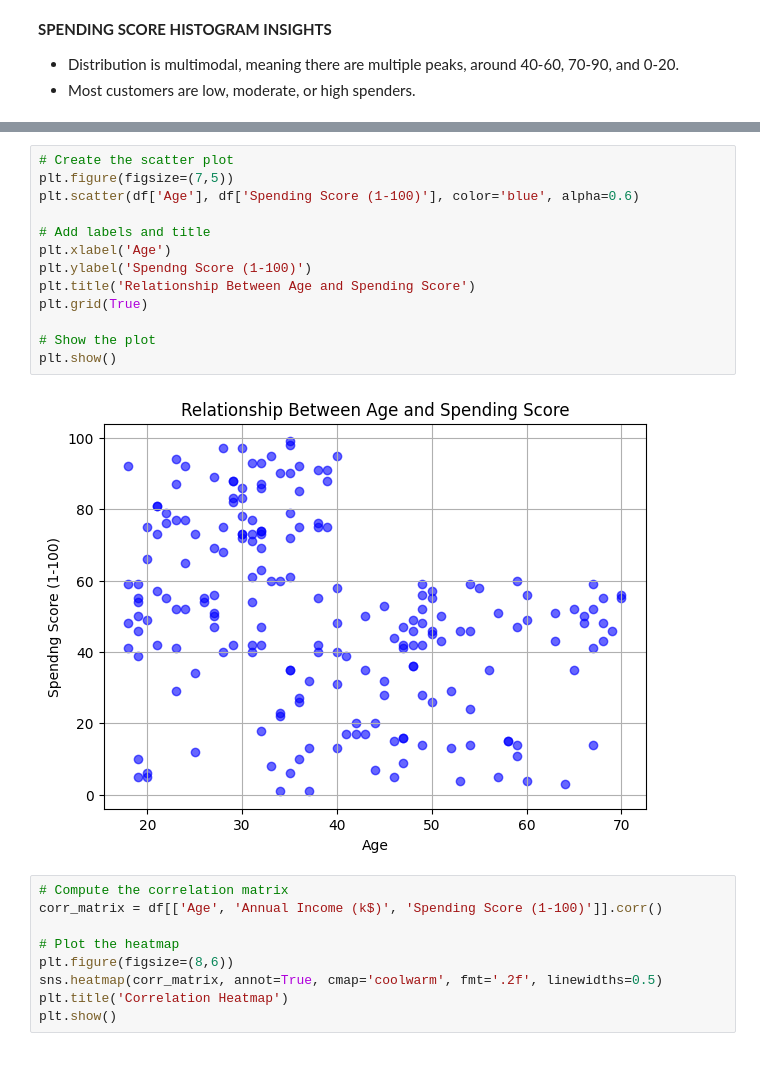
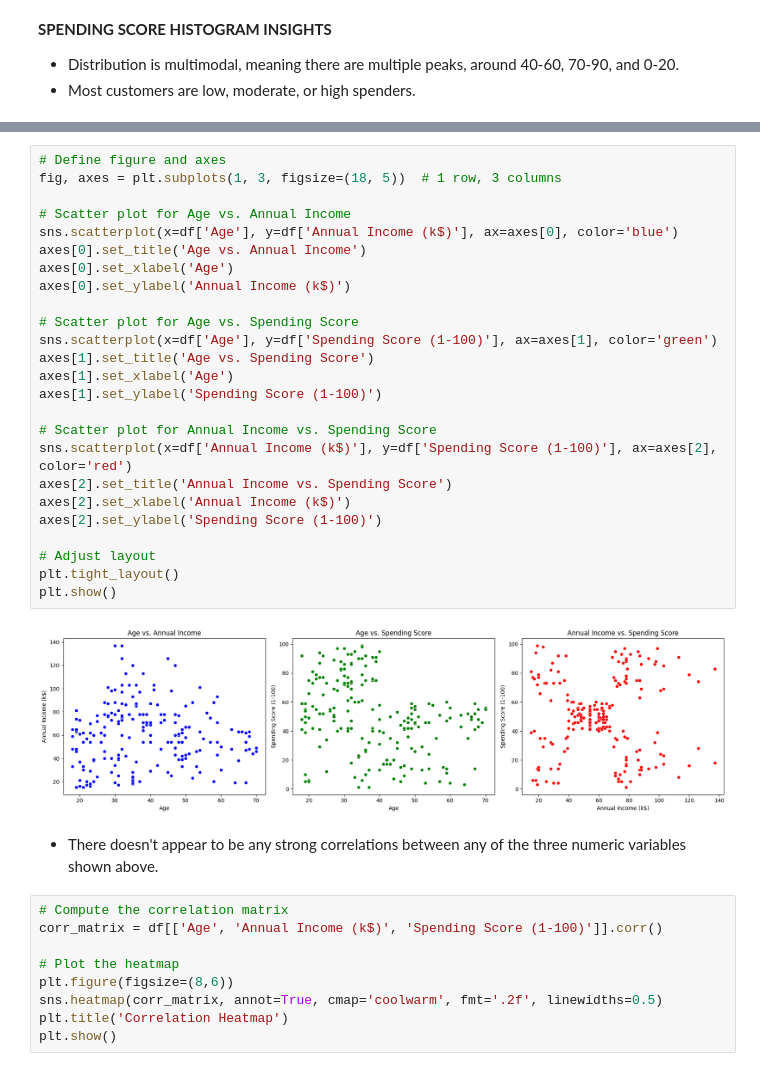
Before and after one commit to sbmccall/data-science-projects, a Jupyter notebook: customer-segmentation/notebooks/Mall_Customer_Segmentation.ipynb, the cells around one changed output, grey strips where cells are left out. Drawn from its saved outputs; the diff is of its cells as text.

```diff
--- a/customer-segmentation/notebooks/Mall_Customer_Segmentation.ipynb
+++ b/customer-segmentation/notebooks/Mall_Customer_Segmentation.ipynb
@@ -177,18 +165,33 @@ plt.show()
-# %%
-# Create the scatter plot
-plt.figure(figsize=(7,5))
-plt.scatter(df['Age'], df['Spending Score (1-100)'], color='blue', alpha=0.6)
-
-# Add labels and title
-plt.xlabel('Age')
-plt.ylabel('Spendng Score (1-100)')
-plt.title('Relationship Between Age and Spending Score')
-plt.grid(True)
-
-# Show the plot
-plt.show()
-# %% [output]
-[figure, removed]
+# %%
+# Define figure and axes
+fig, axes = plt.subplots(1, 3, figsize=(18, 5))  # 1 row, 3 columns
+
+# Scatter plot for Age vs. Annual Income
+sns.scatterplot(x=df['Age'], y=df['Annual Income (k$)'], ax=axes[0], color='blue')
+axes[0].set_title('Age vs. Annual Income')
+axes[0].set_xlabel('Age')
+axes[0].set_ylabel('Annual Income (k$)')
+
+# Scatter plot for Age vs. Spending Score
+sns.scatterplot(x=df['Age'], y=df['Spending Score (1-100)'], ax=axes[1], color='green')
+axes[1].set_title('Age vs. Spending Score')
+axes[1].set_xlabel('Age')
+axes[1].set_ylabel('Spending Score (1-100)')
+
+# Scatter plot for Annual Income vs. Spending Score
+sns.scatterplot(x=df['Annual Income (k$)'], y=df['Spending Score (1-100)'], ax=axes[2], color='red')
+axes[2].set_title('Annual Income vs. Spending Score')
+axes[2].set_xlabel('Annual Income (k$)')
+axes[2].set_ylabel('Spending Score (1-100)')
+
+# Adjust layout
+plt.tight_layout()
+plt.show()
+# %% [output]
+[figure, added]
+# %% [markdown]
+
+*   There doesn't appear to be any strong correlations between any of the three numeric variables shown above.
 # %%
 # Compute the correlation matrix
 corr_matrix = df[['Age', 'Annual Income (k$)', 'Spending Score (1-100)']].corr()
```
Also changed, not shown: parts of 7 cells of this notebook.
